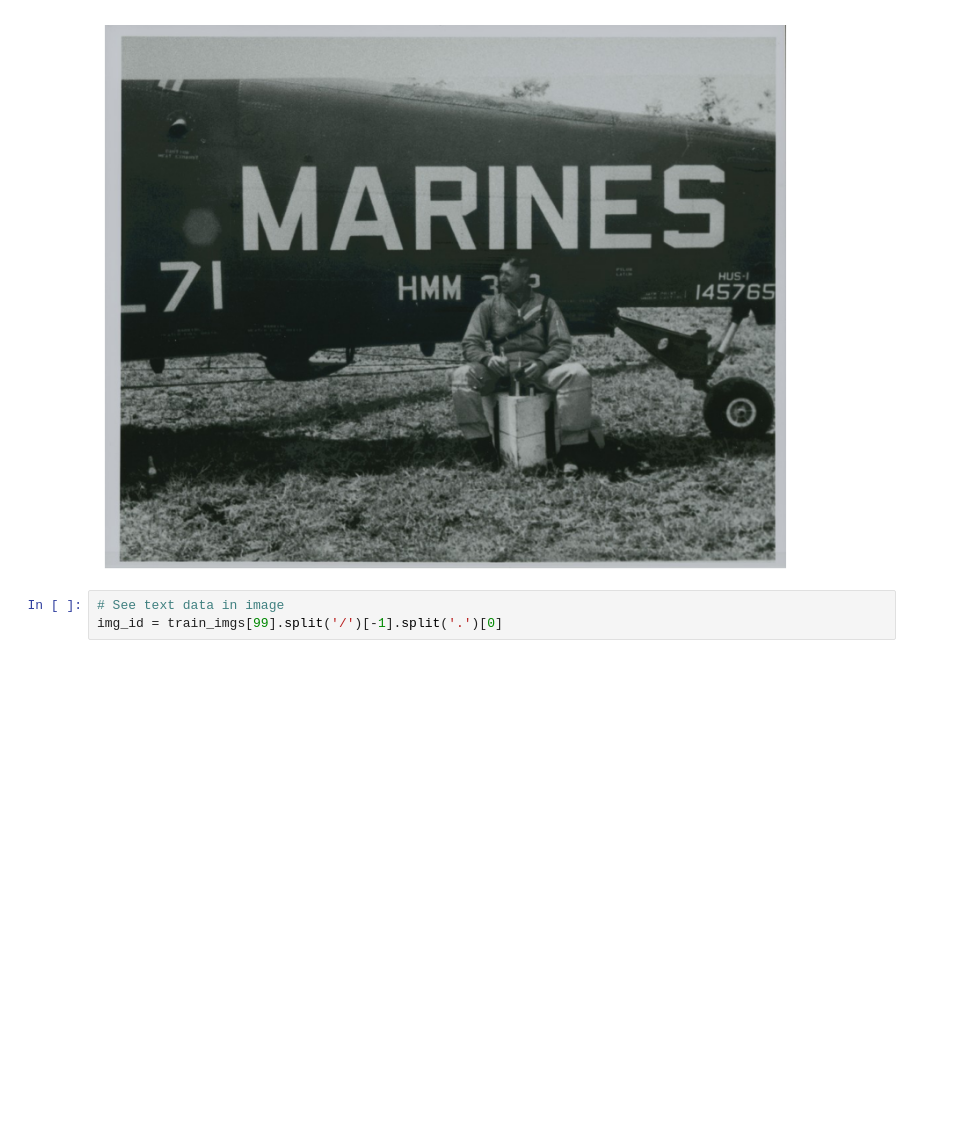
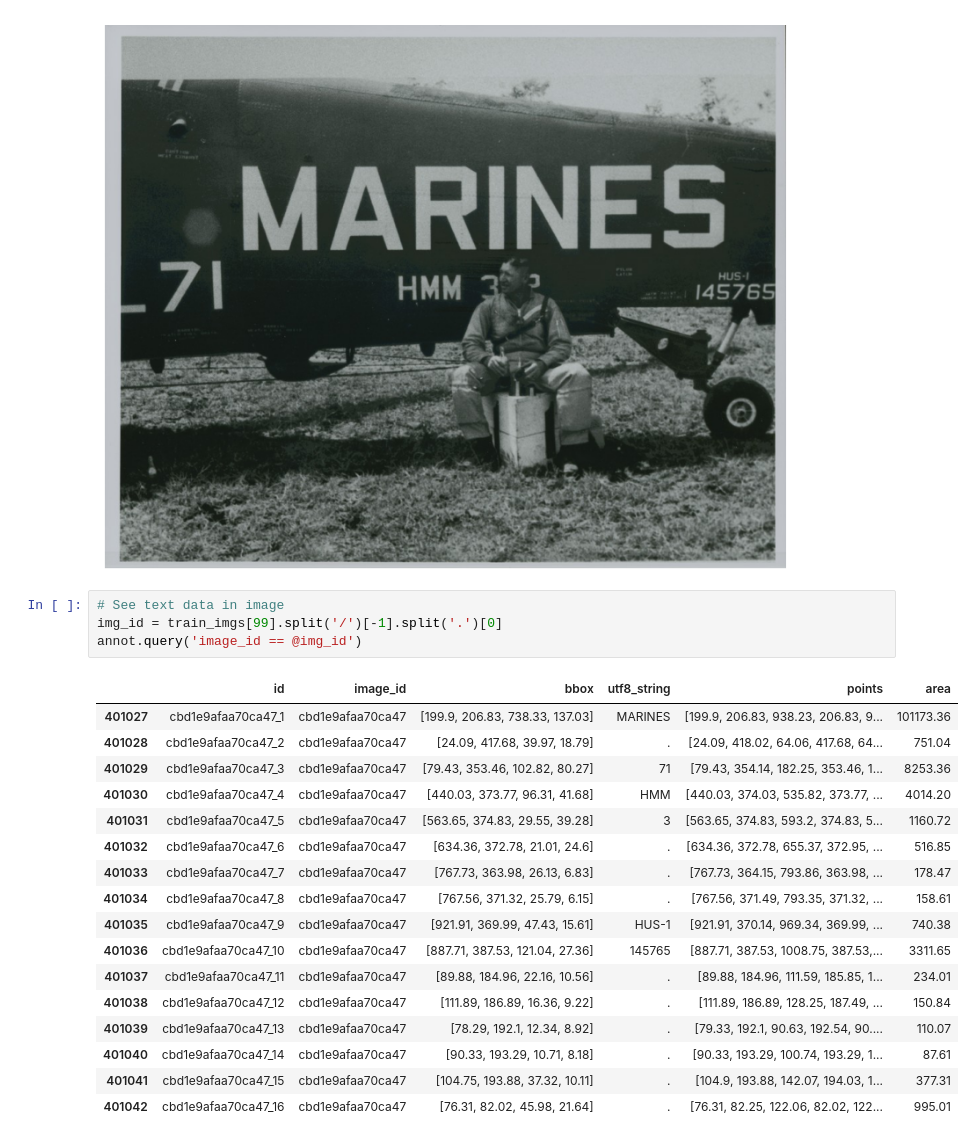
Before and after one commit to marwanmusa/Detect-Text-in-Image, a Jupyter notebook: detect-text-in-image.ipynb, the cells around one changed output. Cells and saved outputs as stored; diff of their text form; blank space fills up the shorter version.

```diff
--- a/detect-text-in-image.ipynb
+++ b/detect-text-in-image.ipynb
@@ -30,3 +30,22 @@ plt.show()
 # %%
 # See text data in image
 img_id = train_imgs[99].split('/')[-1].split('.')[0]
+annot.query('image_id == @img_id')
+# %% [output]
+|  | id | image_id | bbox | utf8_string | points | area |
+| 401027 | cbd1e9afaa70ca47_1 | cbd1e9afaa70ca47 | [199.9, 206.83, 738.33, 137.03] | MARINES | [199.9, 206.83, 938.23, 206.83, 9... | 101173.36 |
+| 401028 | cbd1e9afaa70ca47_2 | cbd1e9afaa70ca47 | [24.09, 417.68, 39.97, 18.79] | . | [24.09, 418.02, 64.06, 417.68, 64... | 751.04 |
+| 401029 | cbd1e9afaa70ca47_3 | cbd1e9afaa70ca47 | [79.43, 353.46, 102.82, 80.27] | 71 | [79.43, 354.14, 182.25, 353.46, 1... | 8253.36 |
+| 401030 | cbd1e9afaa70ca47_4 | cbd1e9afaa70ca47 | [440.03, 373.77, 96.31, 41.68] | HMM | [440.03, 374.03, 535.82, 373.77, ... | 4014.20 |
+| 401031 | cbd1e9afaa70ca47_5 | cbd1e9afaa70ca47 | [563.65, 374.83, 29.55, 39.28] | 3 | [563.65, 374.83, 593.2, 374.83, 5... | 1160.72 |
+| 401032 | cbd1e9afaa70ca47_6 | cbd1e9afaa70ca47 | [634.36, 372.78, 21.01, 24.6] | . | [634.36, 372.78, 655.37, 372.95, ... | 516.85 |
+| 401033 | cbd1e9afaa70ca47_7 | cbd1e9afaa70ca47 | [767.73, 363.98, 26.13, 6.83] | . | [767.73, 364.15, 793.86, 363.98, ... | 178.47 |
+| 401034 | cbd1e9afaa70ca47_8 | cbd1e9afaa70ca47 | [767.56, 371.32, 25.79, 6.15] | . | [767.56, 371.49, 793.35, 371.32, ... | 158.61 |
+| 401035 | cbd1e9afaa70ca47_9 | cbd1e9afaa70ca47 | [921.91, 369.99, 47.43, 15.61] | HUS-1 | [921.91, 370.14, 969.34, 369.99, ... | 740.38 |
+| 401036 | cbd1e9afaa70ca47_10 | cbd1e9afaa70ca47 | [887.71, 387.53, 121.04, 27.36] | 145765 | [887.71, 387.53, 1008.75, 387.53,... | 3311.65 |
+| 401037 | cbd1e9afaa70ca47_11 | cbd1e9afaa70ca47 | [89.88, 184.96, 22.16, 10.56] | . | [89.88, 184.96, 111.59, 185.85, 1... | 234.01 |
+| 401038 | cbd1e9afaa70ca47_12 | cbd1e9afaa70ca47 | [111.89, 186.89, 16.36, 9.22] | . | [111.89, 186.89, 128.25, 187.49, ... | 150.84 |
+| 401039 | cbd1e9afaa70ca47_13 | cbd1e9afaa70ca47 | [78.29, 192.1, 12.34, 8.92] | . | [79.33, 192.1, 90.63, 192.54, 90.... | 110.07 |
+| 401040 | cbd1e9afaa70ca47_14 | cbd1e9afaa70ca47 | [90.33, 193.29, 10.71, 8.18] | . | [90.33, 193.29, 100.74, 193.29, 1... | 87.61 |
+| 401041 | cbd1e9afaa70ca47_15 | cbd1e9afaa70ca47 | [104.75, 193.88, 37.32, 10.11] | . | [104.9, 193.88, 142.07, 194.03, 1... | 377.31 |
+| 401042 | cbd1e9afaa70ca47_16 | cbd1e9afaa70ca47 | [76.31, 82.02, 45.98, 21.64] | . | [76.31, 82.25, 122.06, 82.02, 122... | 995.01 |
```
Also changed, not shown: parts of 2 cells of this notebook.
